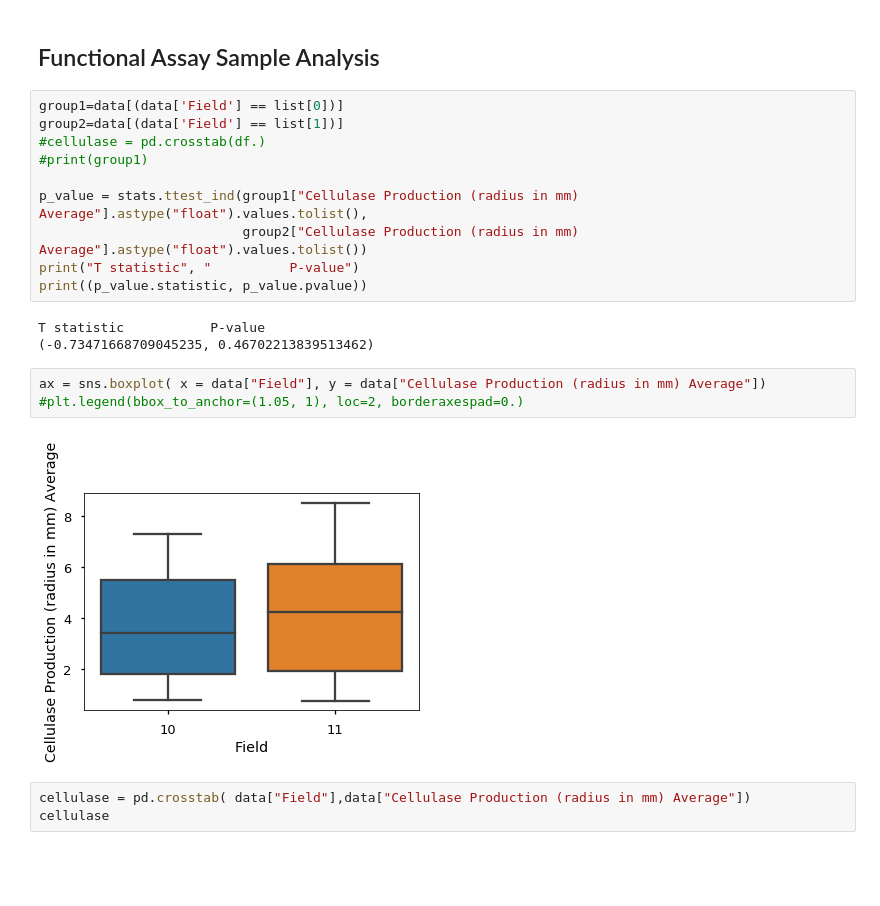
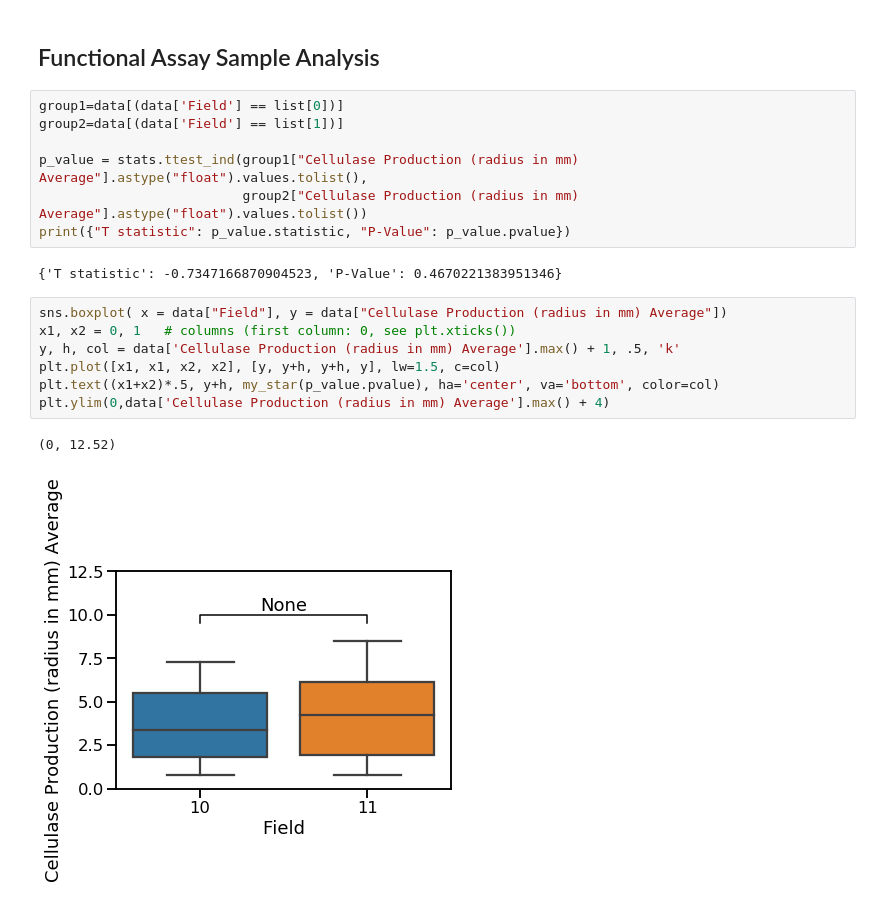
Before and after one commit to keithgmitchell/Isolate-Analysis, a Jupyter notebook: 109AL-F18 Analysis Notebook.ipynb, the cells around one changed output. Cells and saved outputs as stored; diff of their text form; blank space fills up the shorter version.

Commit message:
field vs sample

```diff
--- a/109AL-F18 Analysis Notebook.ipynb
+++ b/109AL-F18 Analysis Notebook.ipynb
@@ -236,21 +231,19 @@ print ({"Odds Ratio":p_value[0], "P-Value":p_value[1]})
 # %%
 group1=data[(data['Field'] == list[0])]
 group2=data[(data['Field'] == list[1])]
-#cellulase = pd.crosstab(df.)
-#print(group1)
 
 p_value = stats.ttest_ind(group1["Cellulase Production (radius in mm) Average"].astype("float").values.tolist(),
                           group2["Cellulase Production (radius in mm) Average"].astype("float").values.tolist())
-print("T statistic", "          P-value")
-print((p_value.statistic, p_value.pvalue))
+print({"T statistic": p_value.statistic, "P-Value": p_value.pvalue})
 # %% [output]
-T statistic           P-value
-(-0.73471668709045235, 0.46702213839513462)
+{'T statistic': -0.7347166870904523, 'P-Value': 0.4670221383951346}
-# %%
-ax = sns.boxplot( x = data["Field"], y = data["Cellulase Production (radius in mm) Average"])
-#plt.legend(bbox_to_anchor=(1.05, 1), loc=2, borderaxespad=0.)
-# %% [output]
-[figure, removed]
-# %%
-cellulase = pd.crosstab( data["Field"],data["Cellulase Production (radius in mm) Average"])
-cellulase
+# %%
+sns.boxplot( x = data["Field"], y = data["Cellulase Production (radius in mm) Average"])
+x1, x2 = 0, 1   # columns (first column: 0, see plt.xticks())
+y, h, col = data['Cellulase Production (radius in mm) Average'].max() + 1, .5, 'k'
+plt.plot([x1, x1, x2, x2], [y, y+h, y+h, y], lw=1.5, c=col)
+plt.text((x1+x2)*.5, y+h, my_star(p_value.pvalue), ha='center', va='bottom', color=col)
+plt.ylim(0,data['Cellulase Production (radius in mm) Average'].max() + 4)
+# %% [output]
+(0, 12.52)
+[figure, added]
```
Also changed, not shown: parts of 7 cells of this notebook, 1 other file.
